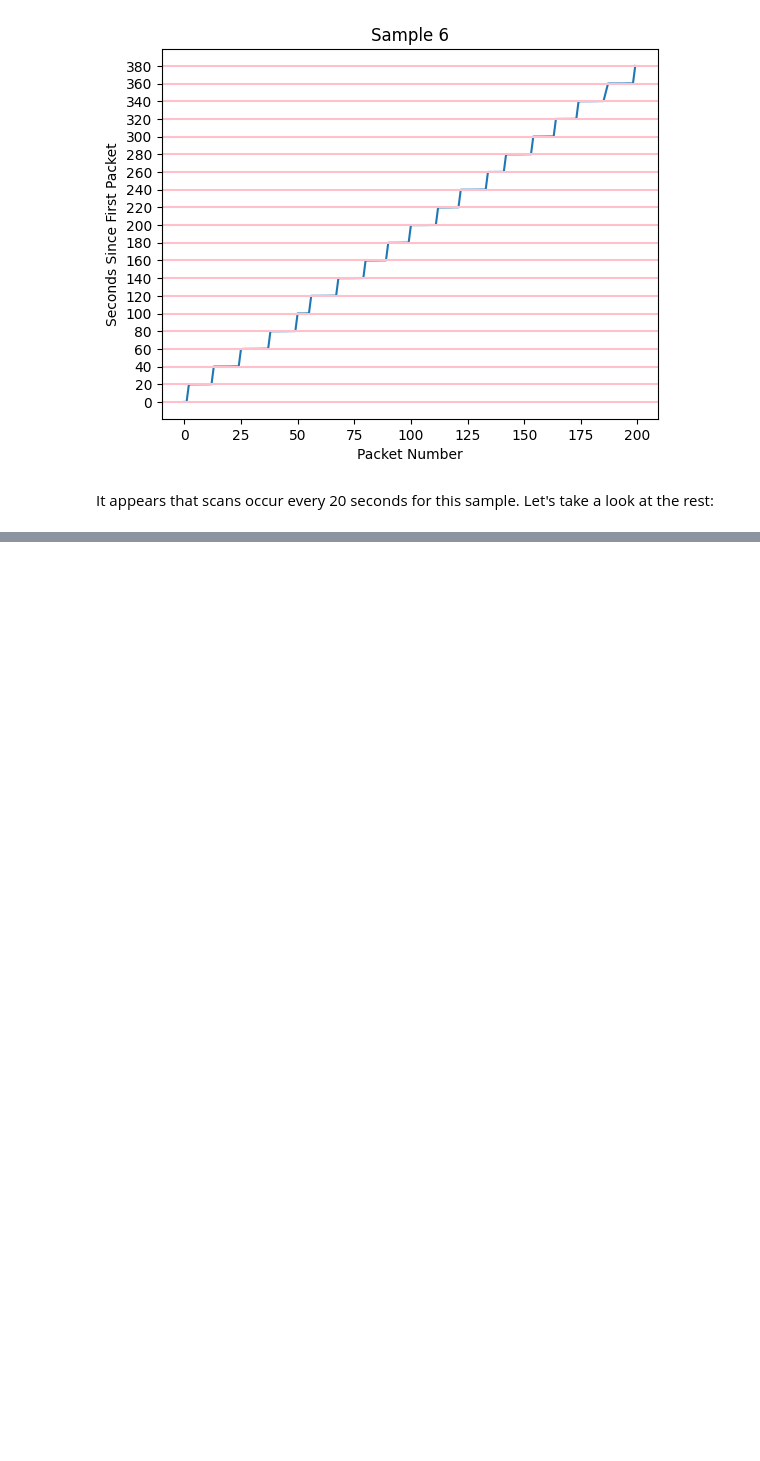
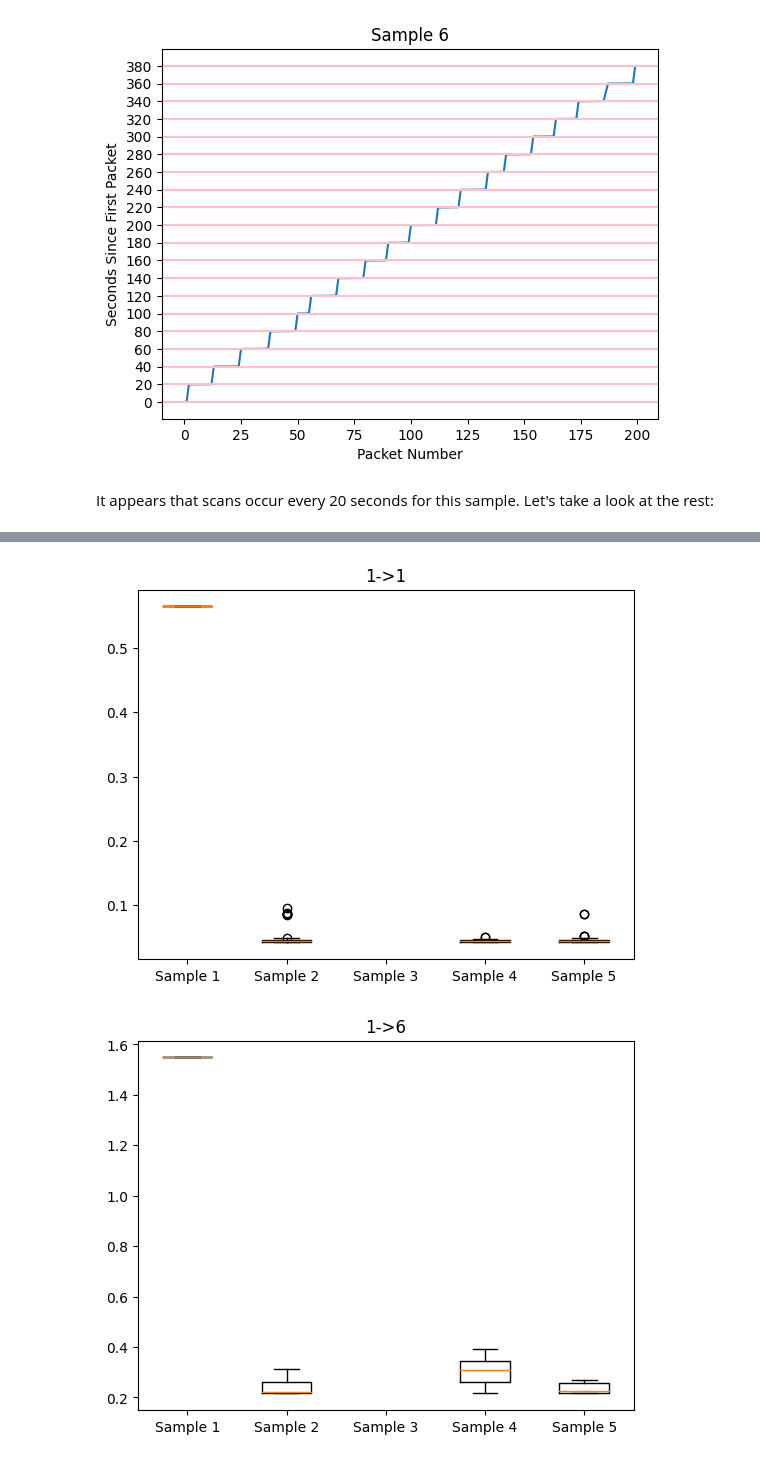
Before and after one commit to jdeinum/SDR, a Jupyter notebook: analysis/sdr.ipynb, the cells around one changed output, grey strips where cells are left out. Cells and saved outputs as stored; diff of their text form; code cells hidden in the pictures; blank space fills up the shorter version.

```diff
--- a/analysis/sdr.ipynb
+++ b/analysis/sdr.ipynb
@@ -169,6 +169,8 @@ def partition_data(data, cutoff):
 
     for time, start, finish in data:
         time = float(time)
+        start = int(start)
+        finish = int(finish)
         if time > 0 and time < cutoff:
             bins_close["{}->{}".format(start, finish)].append(time)
 
@@ -582,0 +614,41 @@ print(d6)
+# %%
+r11 = s11[:, [0,1]]
+r12 = s12[:, [0,1]]
+r13 = s13[:, [0,1]]
+r14 = s14[:, [0,1]]
+r15 = s15[:, [0,1]]
+
+d11 = generate_dataset(r11)
+d12 = generate_dataset(r12)
+d13 = generate_dataset(r13)
+d14 = generate_dataset(r14)
+d15 = generate_dataset(r15)
+
+close11, _ = partition_data(d11, cutoff)
+close12, _ = partition_data(d12, cutoff)
+close13, _ = partition_data(d13, cutoff)
+close14, _ = partition_data(d14, cutoff)
+close15, _ = partition_data(d15, cutoff)
+
+
+rel_p3 = [close11, close12, close13, close14, close15]
+
+for start in ["1", "6", "11"]:
+    for end in ["1", "6", "11"]:
+        res = []
+        name = "{}->{}".format(start, end)
+        valid = False
+        for sample in rel_p3:
+            if len(sample.get(name)) == 0:
+                res.append([])
+            else:
+                res.append(sample.get(name))
+                valid = True
+
+
+        # generate the plots
+        if valid:
+            generate_boxplots(res, name)
+# %% [output]
+[figure, added]
+[figure, added]
```
Also changed, not shown: parts of 9 cells of this notebook.
